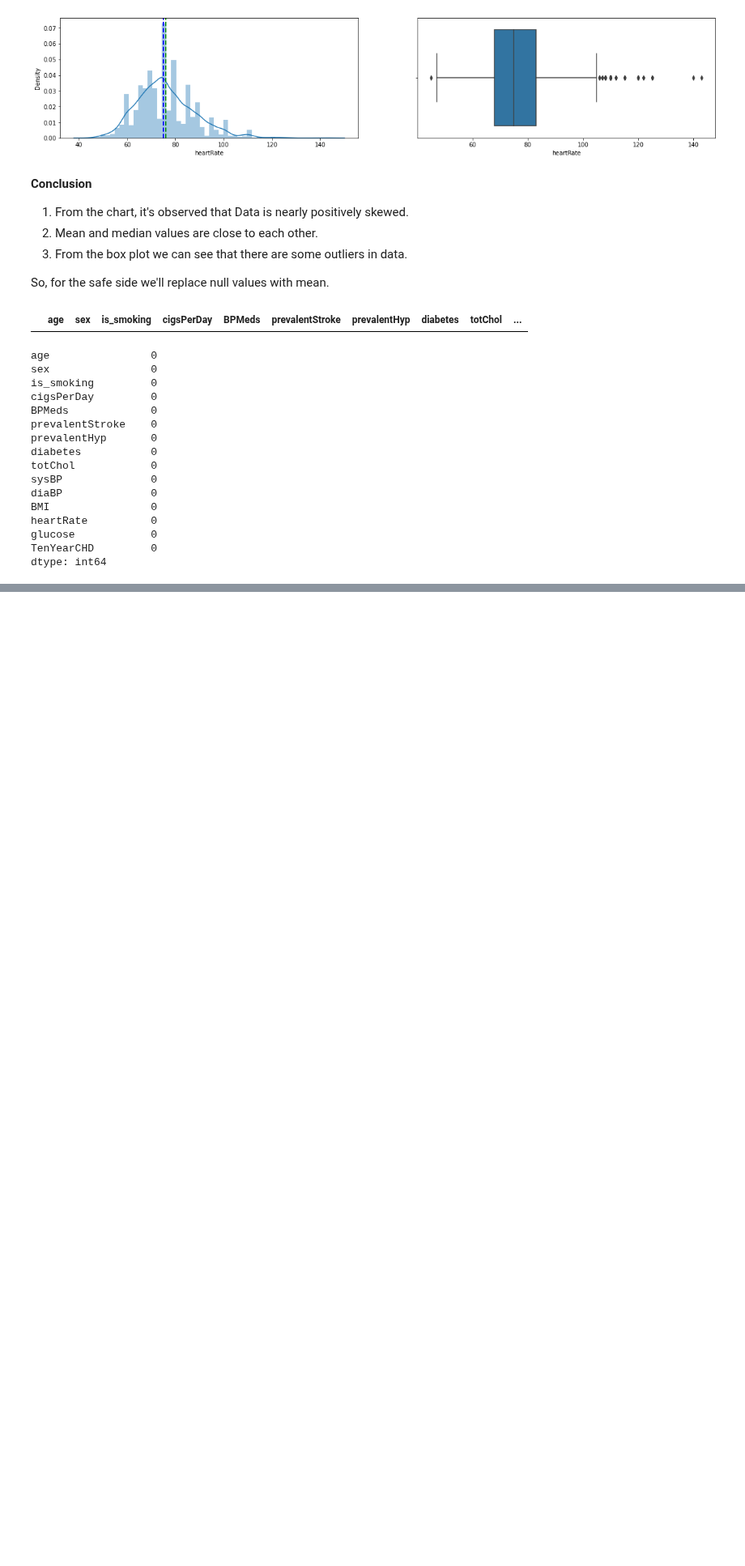
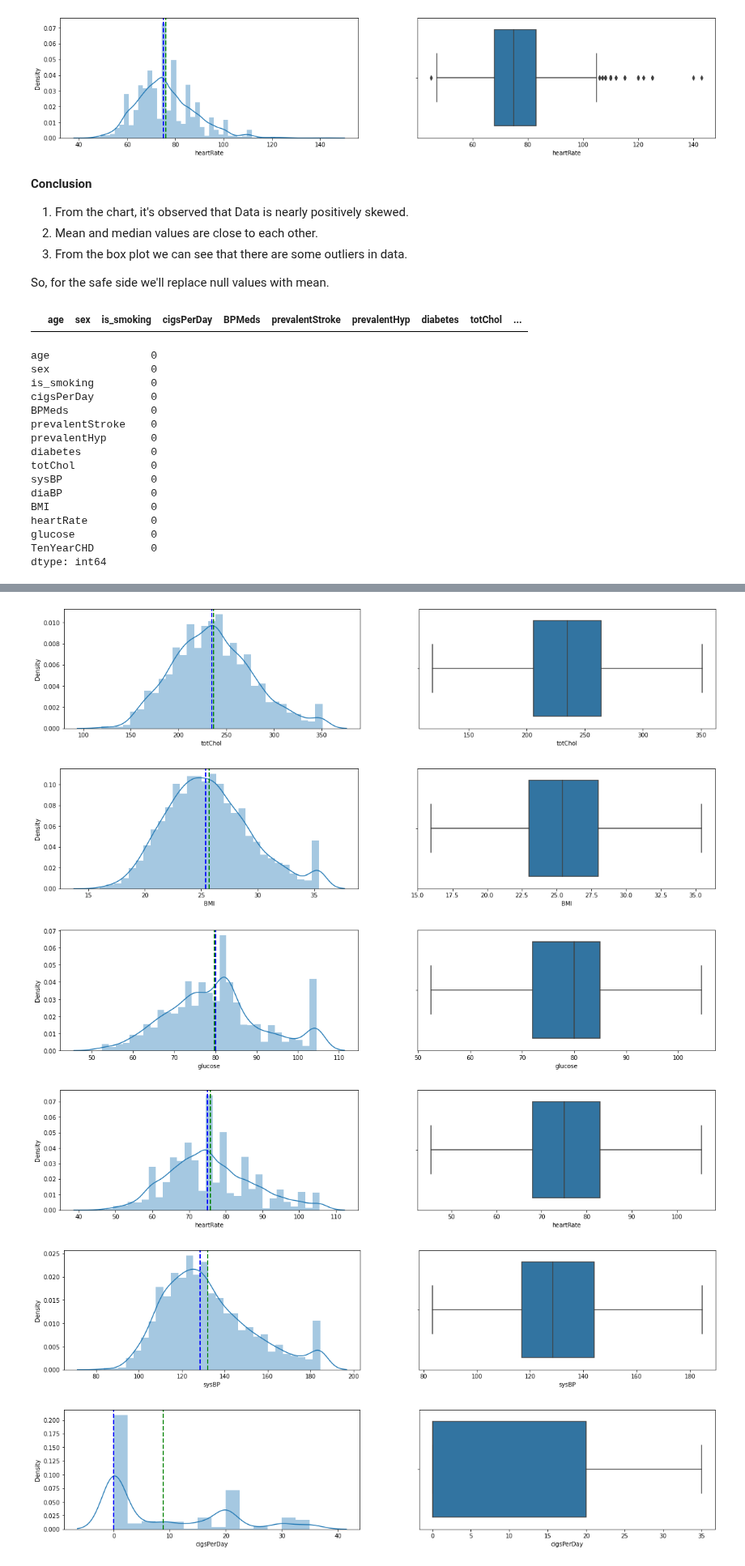
Before and after one commit to Pgupta1996/Cardiovascular_Risk_Prediction, a Jupyter notebook: Cardiovascular_Risk_Prediction.ipynb, the cells around one changed output, grey strips where cells are left out. Shown at 81% size. Cells and saved outputs as stored; diff of their text form; code cells hidden in the pictures; blank space fills up the shorter version.

Commit message:
Null values and outliers removed.

```diff
--- a/Cardiovascular_Risk_Prediction.ipynb
+++ b/Cardiovascular_Risk_Prediction.ipynb
@@ -385,0 +470,3 @@ dtype: int64
+# %%
+# find outlier in Heartrate columns
+up_lim,low_lim,outlier=get_outlier(dataset['heartRate'])
@@ -385,0 +478,6 @@ dtype: int64
+# %%
+# outlier data greater than upper limit will be replace with upper limit
+dataset.loc[dataset.heartRate > up_lim,'heartRate']=up_lim
+
+# outlier data less than lower limit will be replace with lower limit
+dataset.loc[dataset.heartRate < low_lim,'heartRate']=low_lim
@@ -385,0 +486,3 @@ dtype: int64
+# %%
+# find outlier in BMI columns
+up_lim,low_lim,outlier=get_outlier(dataset['BMI'])
@@ -385,0 +494,21 @@ dtype: int64
+# %%
+# outlier data greater than upper limit will be replace with upper limit
+dataset.loc[dataset.BMI > up_lim,'BMI']=up_lim
+
+# outlier data less than lower limit will be replace with lower limit
+dataset.loc[dataset.BMI < low_lim,'BMI']=low_lim
+# %%
+# Plot the Data distribution chart for all columns.
+dist_chart(dataset['totChol'])
+dist_chart(dataset['BMI'])
+dist_chart(dataset['glucose'])
+dist_chart(dataset['heartRate'])
+dist_chart(dataset['sysBP'])
+dist_chart(dataset['cigsPerDay'])
+# %% [output]
+[figure, added]
+[figure, added]
+[figure, added]
+[figure, added]
+[figure, added]
+[figure, added]
```
Also changed, not shown: parts of 19 cells of this notebook.
